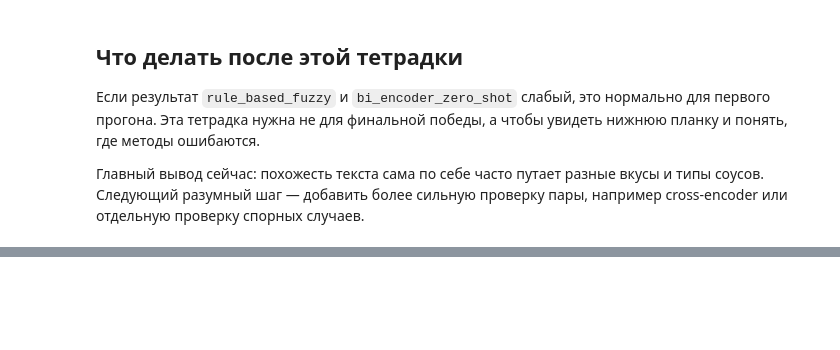
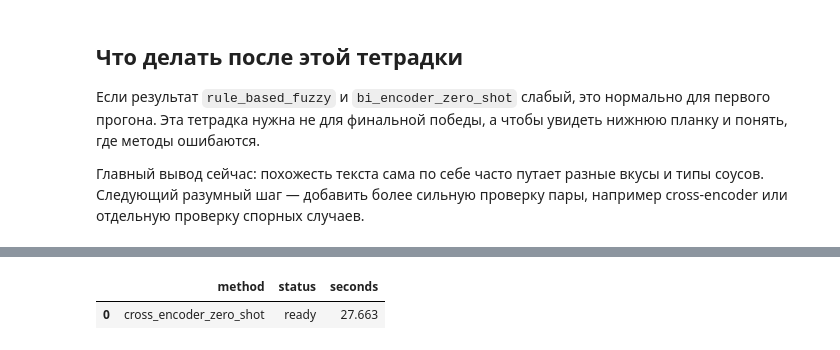
Before and after one commit to exoldoff/mpstats_etl_ml_dedup, a Jupyter notebook: notebooks/03_matching_comparison.ipynb, the cells around one changed output, grey strips where cells are left out. Saved outputs shown, nothing was run; the diff lists cells and outputs as text; code cells hidden in the pictures; blank space fills up the shorter version.

```diff
--- a/notebooks/03_matching_comparison.ipynb
+++ b/notebooks/03_matching_comparison.ipynb
@@ -671,0 +718,29 @@ Saved false merges: /Users/exoldoff/.codex/worktrees/13ef/mpstats/research/dedup
+# %%
+cross_encoder_payload: dict[str, object] | None = None
+cross_encoder_status_rows: list[dict[str, object]] = []
+
+if not RUN_CROSS_ENCODER:
+    cross_encoder_status_rows.append({"method": "cross_encoder_zero_shot", "status": "skipped_by_env", "seconds": 0.0})
+elif labeled_pairs.empty:
+    cross_encoder_status_rows.append({"method": "cross_encoder_zero_shot", "status": "skipped_empty_gold_set", "seconds": 0.0})
+else:
+    cross_encoder = CrossEncoderMatcher(
+        CrossEncoderConfig(
+            model_name=CROSS_ENCODER_MODEL,
+            batch_size=CROSS_ENCODER_BATCH_SIZE,
+        )
+    )
+    started = time.perf_counter()
+    cross_scores, cross_status = _score_matcher(cross_encoder, labeled_pairs)
+    elapsed = time.perf_counter() - started
+    cross_encoder_status_rows.append(
+        {"method": cross_encoder.name, "status": cross_status, "seconds": round(elapsed, 3)}
+    )
+    if cross_status == "ready":
+        cross_encoder_payload = {"matcher": cross_encoder, "scores": cross_scores, "seconds": elapsed}
+
+cross_encoder_status_df = pd.DataFrame(cross_encoder_status_rows)
+display(cross_encoder_status_df)
+# %% [output]
+|  | method | status | seconds |
+| 0 | cross_encoder_zero_shot | ready | 27.663 |
```
Also changed, not shown: parts of 12 cells of this notebook, 7 other files.
